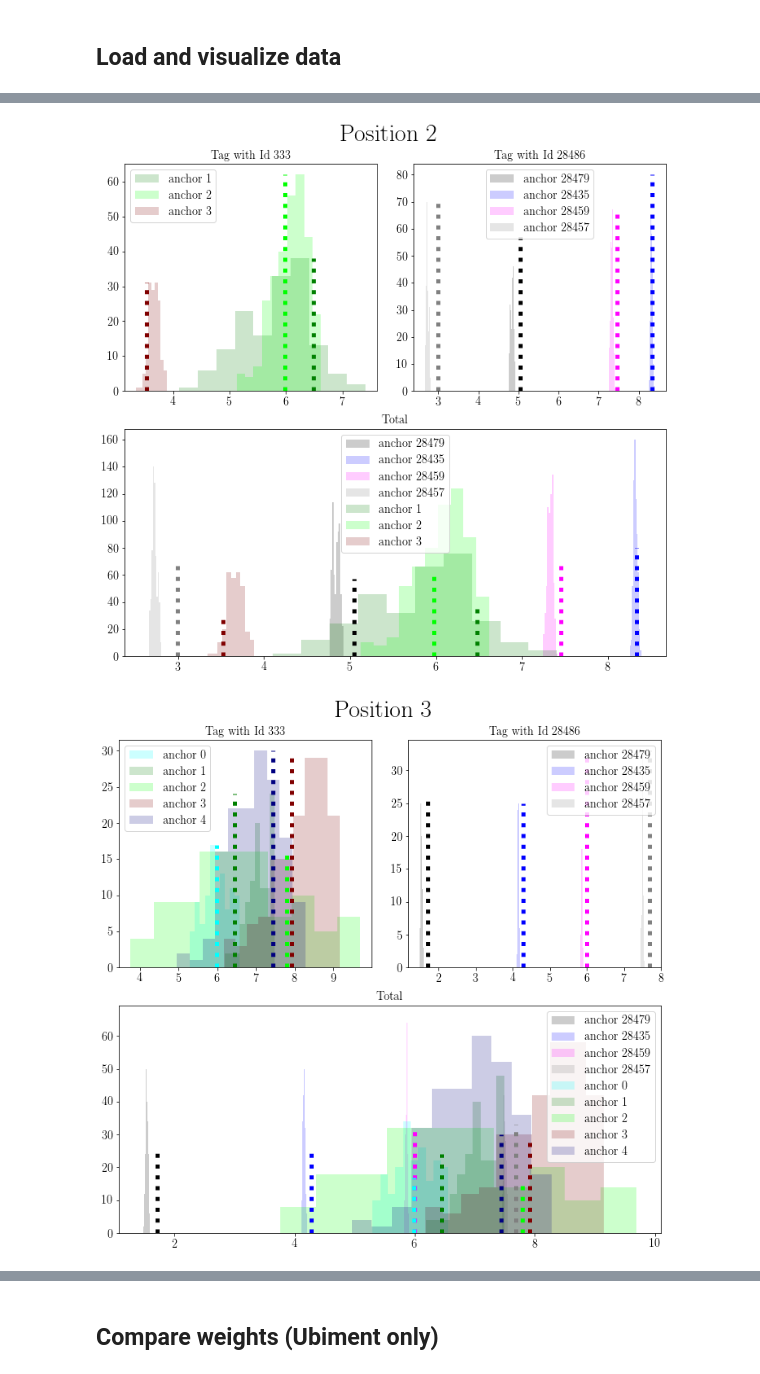
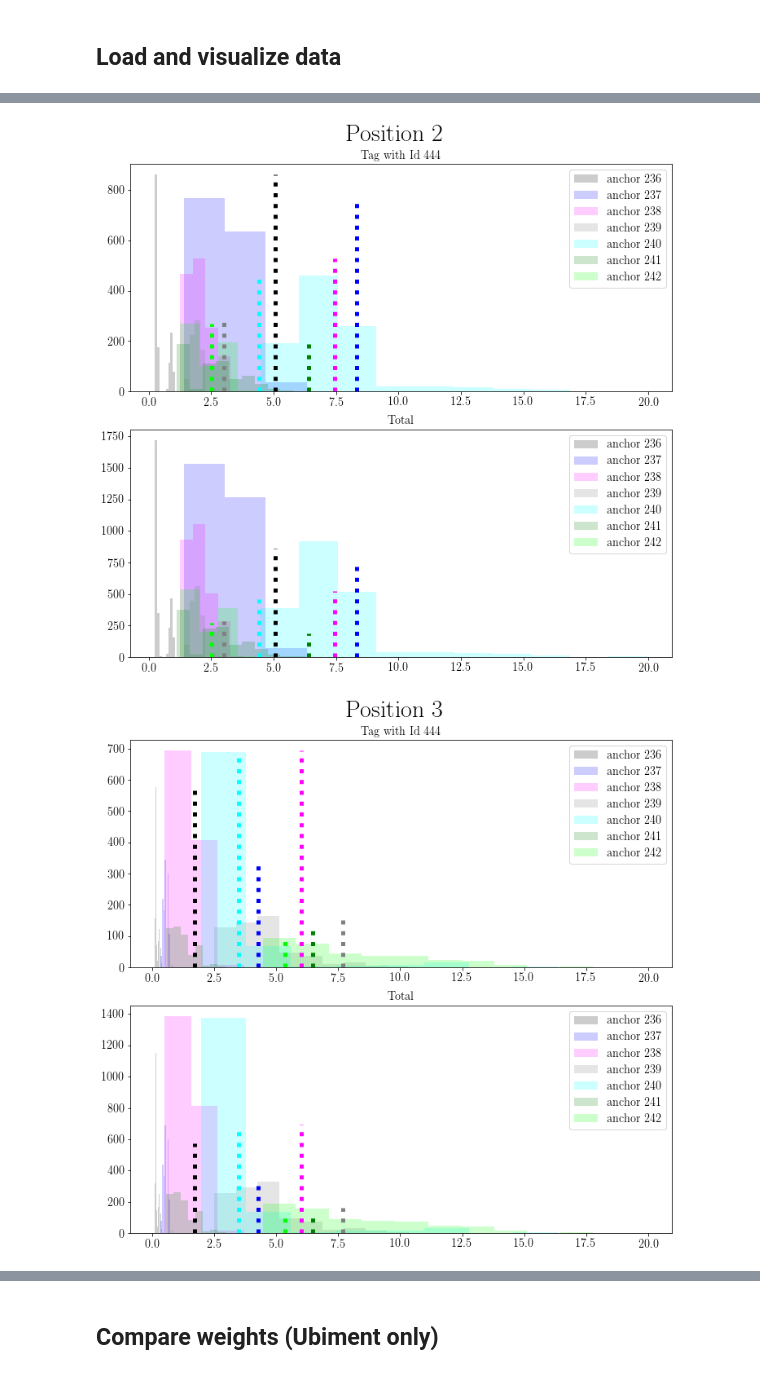
Before and after one commit to LCAV/pylocus, a Jupyter notebook: EvaluateData.ipynb, the cells around one changed output, grey strips where cells are left out. Drawn from its saved outputs; the diff is of its cells as text; code cells hidden in the pictures.

Commit message:
Evaluated beacon data set

```diff
--- a/EvaluateData.ipynb
+++ b/EvaluateData.ipynb
@@ -14,9 +14,12 @@ import plots_cti as plots
 from experiments import read_experimental_data,N_POSITIONS
 
 #tool = 'Pozyx'
-tool = 'Ubiment'
+#tool = 'Ubiment'
+tool = 'Beacon'
+
 april_tag_id = 333
 pozyx_tag_id = 28486
+beacon_tag_id = 444
 
 if tool == 'Pozyx':
     path = 'data/Pozyx/Static/'
@@ -30,6 +33,14 @@ elif tool == 'Ubiment':
     runs = [1,2]
     tag_ids = [april_tag_id, pozyx_tag_id]
     weighted = True
+elif tool == 'Beacon':
+    path = 'data/Beacon/Static/'
+    name = 'beacon_data_P{}.csv'
+    runs = [1]
+    tag_ids = [beacon_tag_id]
+    weighted = False
+    tool = 'Pozyx'
+
 
 results, anchors = read_experimental_data(path, name, runs, tag_ids, weighted)
 # %% [output]
@@ -38,2 +49,2 @@ results, anchors = read_experimental_data(path, name, runs, tag_ids, weighted)
-[figure, old version]
+[figure, new version]
-[figure, old version]
+[figure, new version]
```
Also changed, not shown: parts of 6 cells of this notebook, 1 other file.
